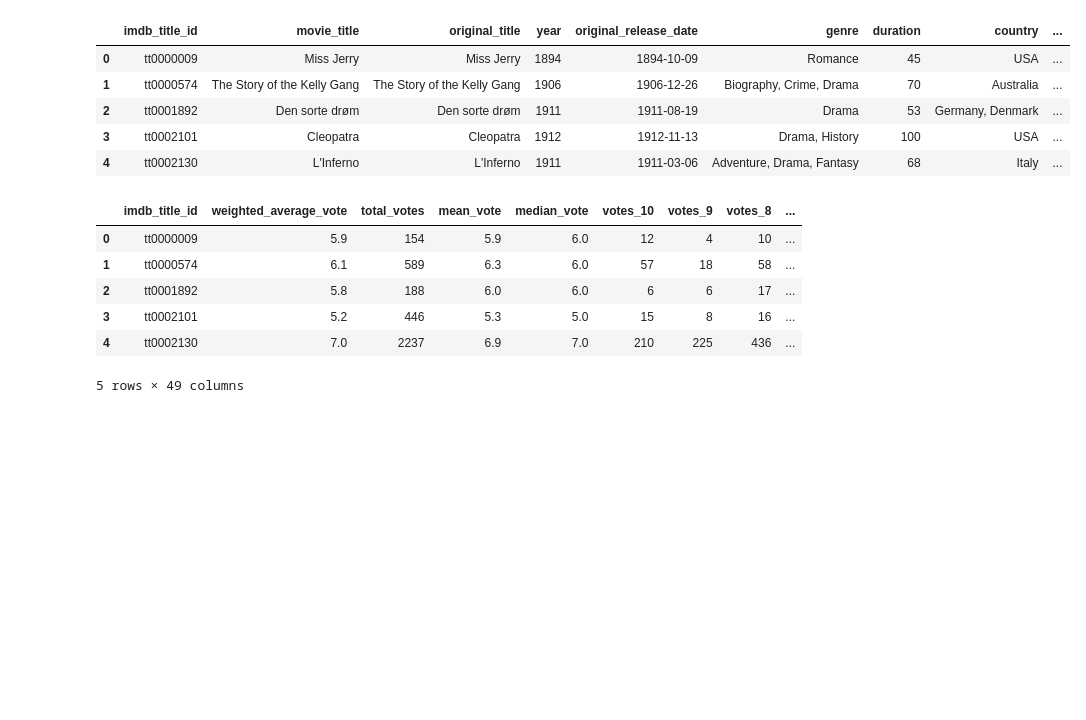
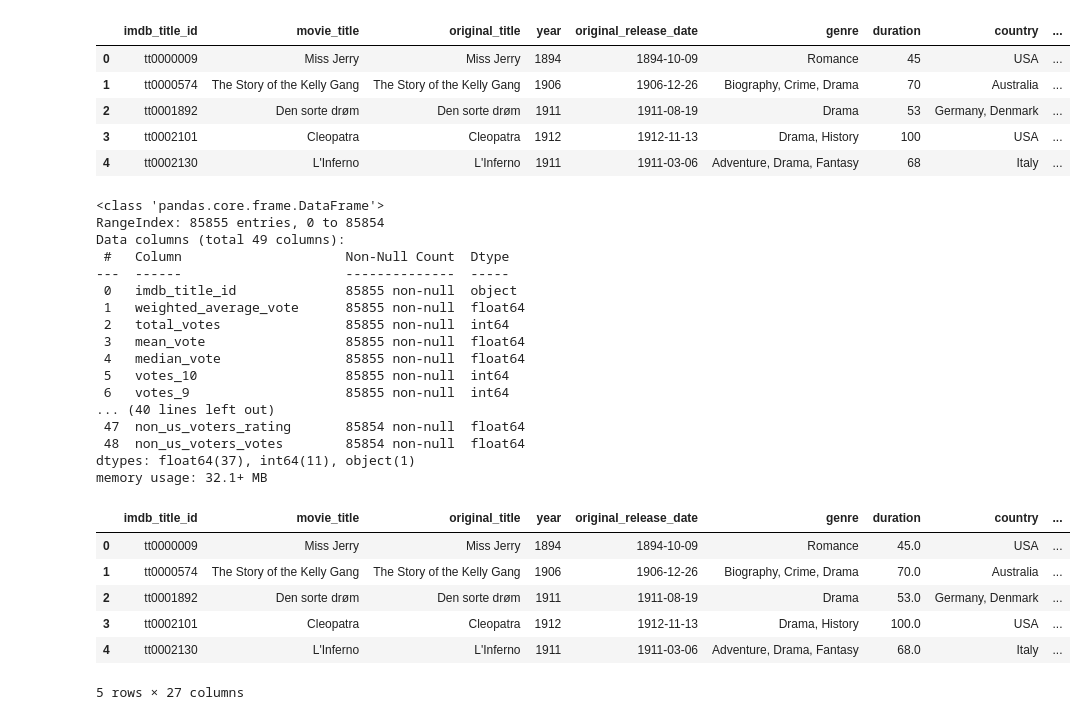
Before and after one commit to Jordanw-86/ETL-Project, a Jupyter notebook: final_movie.ipynb, the cells around one changed output. Drawn from its saved outputs; the diff is of its cells as text; code cells hidden in the pictures; blank space fills up the shorter version.

```diff
--- a/final_movie.ipynb
+++ b/final_movie.ipynb
@@ -68,9 +89,7 @@ memory usage: 1.6+ MB
 # %%
-#creating a df that hold info from imbd
-imdb_movies = df_imdb_movies[['imdb_title_id', 'title', 'original_title', 'year', 'date_published',
-       'genre', 'duration', 'country', 'language', 'director', 'writer',
-       'production_company', 'actors', 'description',
-       'budget', 'usa_gross_income', 'worlwide_gross_income']]
+#creating a df that holds movie info unique to imdb
+imdb_movies = df_imdb_movies[['imdb_title_id', 'title', 'original_title', 'year', 'date_published','genre', 'duration', 'country', 'language', 'director', 'writer','production_company', 'actors','description','budget', 'usa_gross_income', 'worlwide_gross_income']]
+
 imdb_movies.info()
 # %% [output]
 <class 'pandas.core.frame.DataFrame'>
@@ -102,12 +121,35 @@ imdb_movies.head()
 | 3 | tt0002101 | Cleopatra | Cleopatra | 1912 | 1912-11-13 | Drama, History | 100 | USA | ... |
 | 4 | tt0002130 | L'Inferno | L'Inferno | 1911 | 1911-03-06 | Adventure, Drama, Fantasy | 68 | Italy | ... |
 # %%
-df_imbd_rating.head()
+df_imbd_rating.info()
 # %% [output]
-|  | imdb_title_id | weighted_average_vote | total_votes | mean_vote | median_vote | votes_10 | votes_9 | votes_8 | ... |
-| 0 | tt0000009 | 5.9 | 154 | 5.9 | 6.0 | 12 | 4 | 10 | ... |
-| 1 | tt0000574 | 6.1 | 589 | 6.3 | 6.0 | 57 | 18 | 58 | ... |
-| 2 | tt0001892 | 5.8 | 188 | 6.0 | 6.0 | 6 | 6 | 17 | ... |
-| 3 | tt0002101 | 5.2 | 446 | 5.3 | 5.0 | 15 | 8 | 16 | ... |
-| 4 | tt0002130 | 7.0 | 2237 | 6.9 | 7.0 | 210 | 225 | 436 | ... |
-5 rows × 49 columns
+<class 'pandas.core.frame.DataFrame'>
+RangeIndex: 85855 entries, 0 to 85854
+Data columns (total 49 columns):
+ #   Column                     Non-Null Count  Dtype
+---  ------                     --------------  -----
+ 0   imdb_title_id              85855 non-null  object
+ 1   weighted_average_vote      85855 non-null  float64
+ 2   total_votes                85855 non-null  int64
+ 3   mean_vote                  85855 non-null  float64
+ 4   median_vote                85855 non-null  float64
+ 5   votes_10                   85855 non-null  int64
+ 6   votes_9                    85855 non-null  int64
+... (40 lines left out)
+ 47  non_us_voters_rating       85854 non-null  float64
+ 48  non_us_voters_votes        85854 non-null  float64
+dtypes: float64(37), int64(11), object(1)
+memory usage: 32.1+ MB
+# %%
+#merg imdb movie data to rt movie data
+imdb_movies = imdb_movies.merge(rt_movie_df, on=['movie_title', 'original_release_date'], how='outer', suffixes=('_imdb', '_rt'))
+
+imdb_movies.head()
+# %% [output]
+|  | imdb_title_id | movie_title | original_title | year | original_release_date | genre | duration | country | ... |
+| 0 | tt0000009 | Miss Jerry | Miss Jerry | 1894 | 1894-10-09 | Romance | 45.0 | USA | ... |
+| 1 | tt0000574 | The Story of the Kelly Gang | The Story of the Kelly Gang | 1906 | 1906-12-26 | Biography, Crime, Drama | 70.0 | Australia | ... |
+| 2 | tt0001892 | Den sorte drøm | Den sorte drøm | 1911 | 1911-08-19 | Drama | 53.0 | Germany, Denmark | ... |
+| 3 | tt0002101 | Cleopatra | Cleopatra | 1912 | 1912-11-13 | Drama, History | 100.0 | USA | ... |
+| 4 | tt0002130 | L'Inferno | L'Inferno | 1911 | 1911-03-06 | Adventure, Drama, Fantasy | 68.0 | Italy | ... |
+5 rows × 27 columns
```
Also changed, not shown: parts of 8 cells of this notebook, 1 other file.
